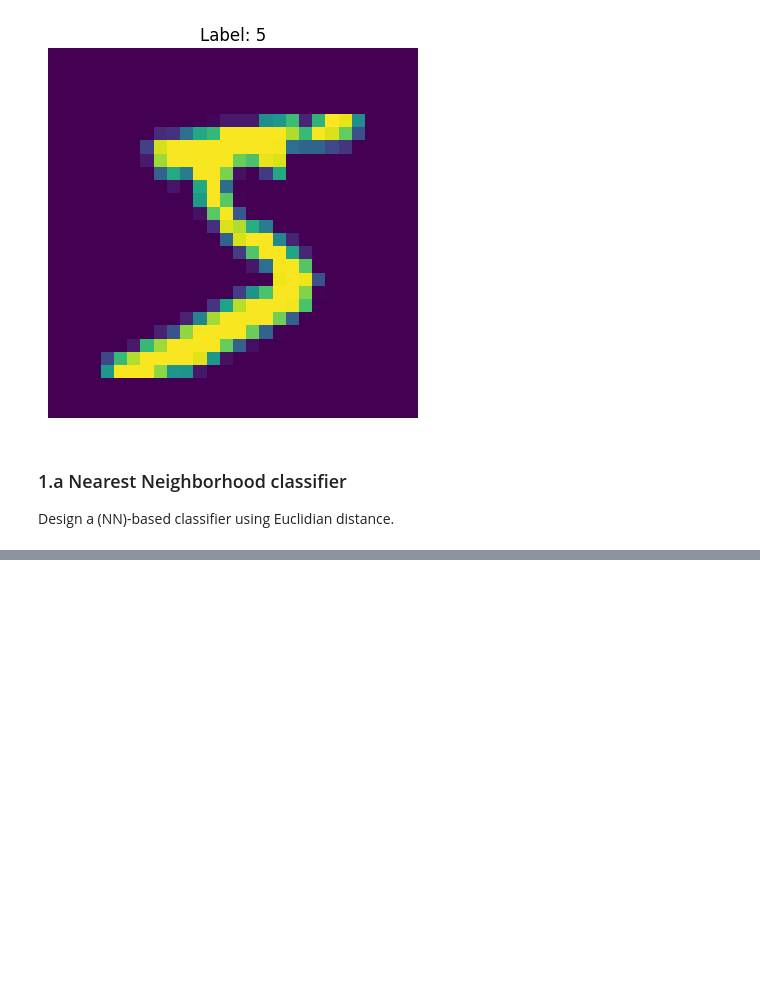
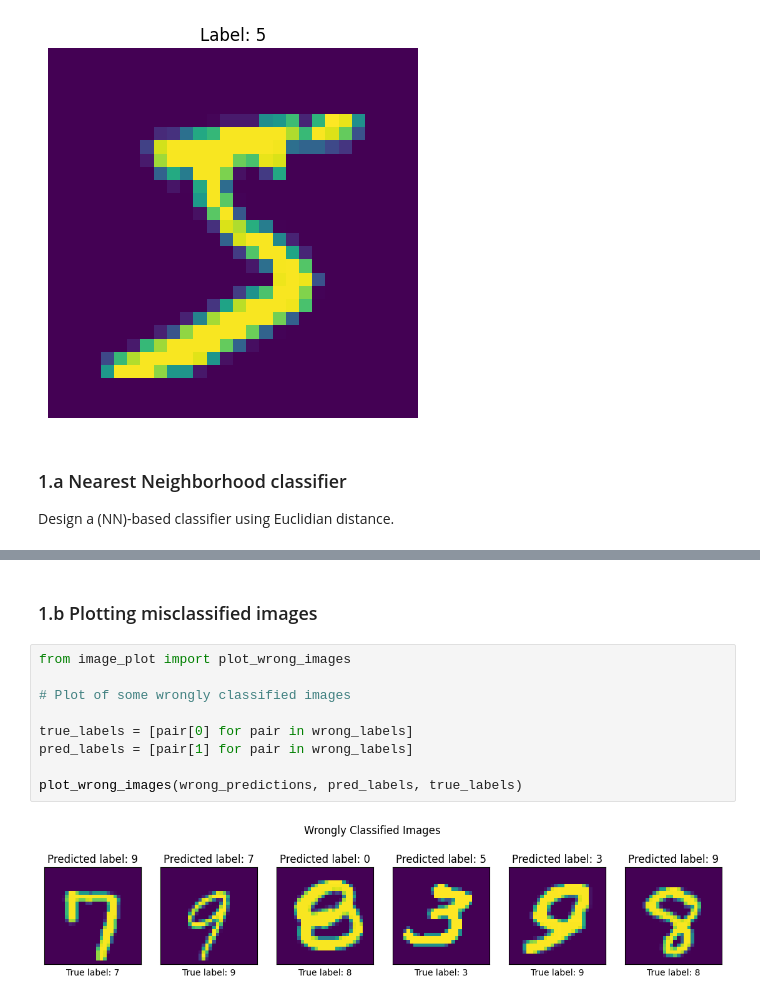
Before and after one commit to tuvats/TTT4275-Classification-project, a Jupyter notebook: Numbers_project/Numbers_task.ipynb, the cells around one changed output, grey strips where cells are left out. Drawn from its saved outputs; the diff is of its cells as text; blank space fills up the shorter version.

```diff
--- a/Numbers_project/Numbers_task.ipynb
+++ b/Numbers_project/Numbers_task.ipynb
@@ -80,0 +82,13 @@ plot_cm(conf_matrix, class_names)
+# %% [markdown]
+### 1.b Plotting misclassified images
+# %%
+from image_plot import plot_wrong_images
+
+# Plot of some wrongly classified images
+
+true_labels = [pair[0] for pair in wrong_labels]
+pred_labels = [pair[1] for pair in wrong_labels]
+
+plot_wrong_images(wrong_predictions, pred_labels, true_labels)
+# %% [output]
+[figure, added]
```
Also changed, not shown: parts of 10 cells of this notebook, 3 other files.
